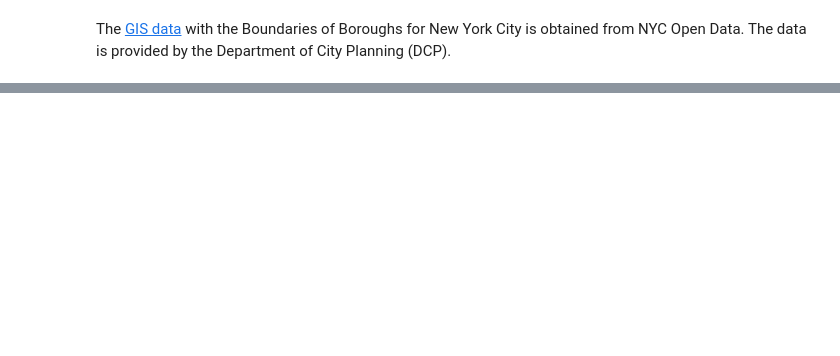
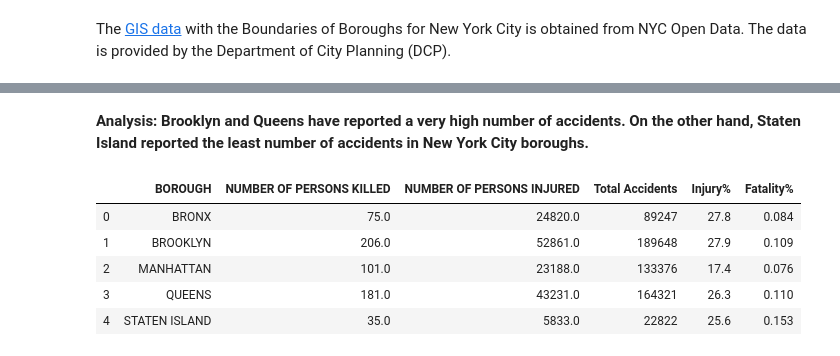
Before and after one commit to skhiearth/NYC-Motor-Vehicle-Collisions, a Jupyter notebook: NYC-Motor-Vehicle-Collisions.ipynb, the cells around one changed output, grey strips where cells are left out. Cells and saved outputs as stored; diff of their text form; code cells hidden in the pictures; blank space fills up the shorter version.

```diff
--- a/NYC-Motor-Vehicle-Collisions.ipynb
+++ b/NYC-Motor-Vehicle-Collisions.ipynb
@@ -98,0 +115,23 @@ fig.savefig('plots/borough_wise_accidents.png', dpi=300)
+# %% [markdown]
+**Analysis: Brooklyn and Queens have reported a very high number of accidents. On the other hand, Staten Island reported the least number of accidents in New York City boroughs.**
+# %%
+injuries_and_fatalities = raw_data.groupby(['BOROUGH'])\
+['NUMBER OF PERSONS KILLED', 'NUMBER OF PERSONS INJURED'].agg('sum').reset_index()
+
+injuries_and_fatalities['Total Accidents'] = raw_data.groupby(['BOROUGH']).size().\
+reset_index(name='NoOfAccidents').NoOfAccidents
+
+# Injuries and Fatalities as Percentages
+injuries_and_fatalities['Injury%'] = round((injuries_and_fatalities['NUMBER OF PERSONS INJURED']\
+/ injuries_and_fatalities['Total Accidents'] * 100), 1)
+injuries_and_fatalities['Fatality%'] = round((injuries_and_fatalities['NUMBER OF PERSONS KILLED']\
+/ injuries_and_fatalities['Total Accidents'] * 100), 3)
+
+injuries_and_fatalities.head()
+# %% [output]
+|  | BOROUGH | NUMBER OF PERSONS KILLED | NUMBER OF PERSONS INJURED | Total Accidents | Injury% | Fatality% |
+| 0 | BRONX | 75.0 | 24820.0 | 89247 | 27.8 | 0.084 |
+| 1 | BROOKLYN | 206.0 | 52861.0 | 189648 | 27.9 | 0.109 |
+| 2 | MANHATTAN | 101.0 | 23188.0 | 133376 | 17.4 | 0.076 |
+| 3 | QUEENS | 181.0 | 43231.0 | 164321 | 26.3 | 0.110 |
+| 4 | STATEN ISLAND | 35.0 | 5833.0 | 22822 | 25.6 | 0.153 |
```
Also changed, not shown: parts of 7 cells of this notebook.
